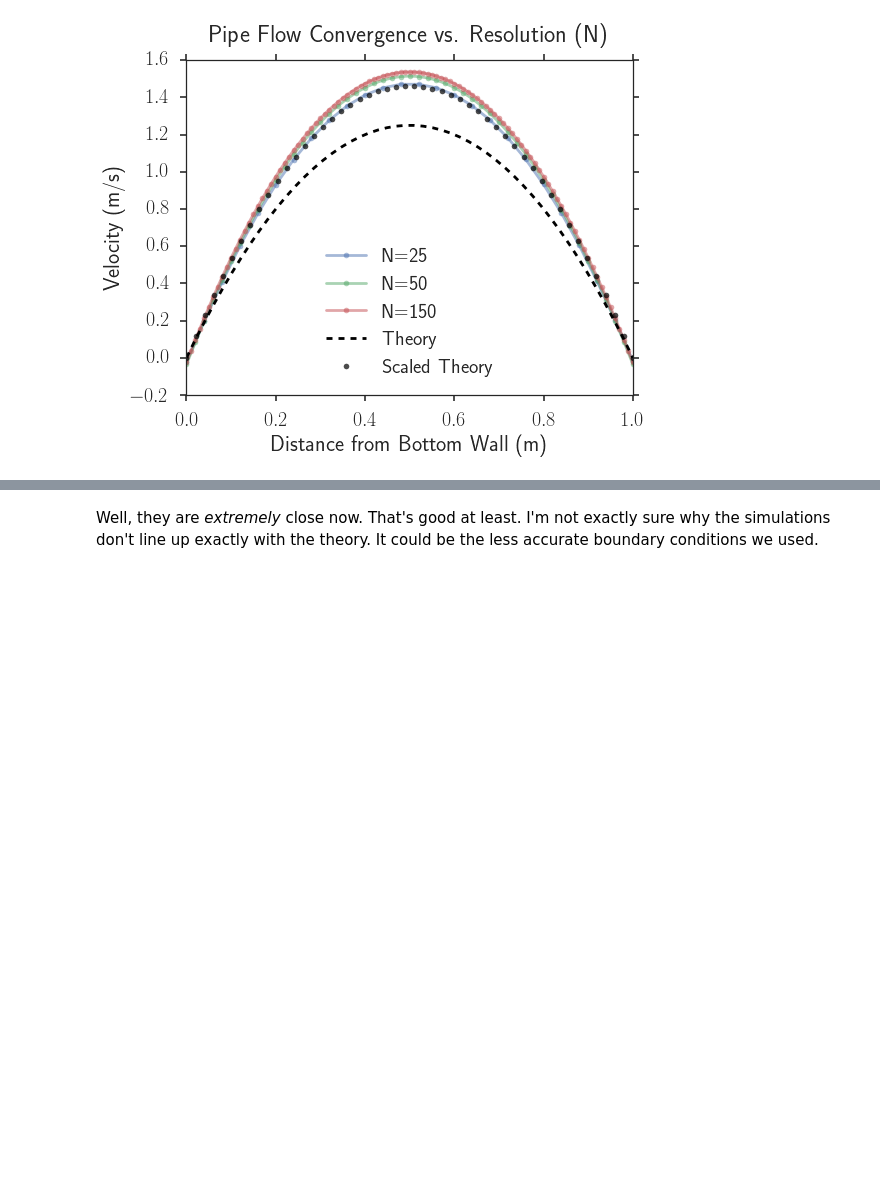
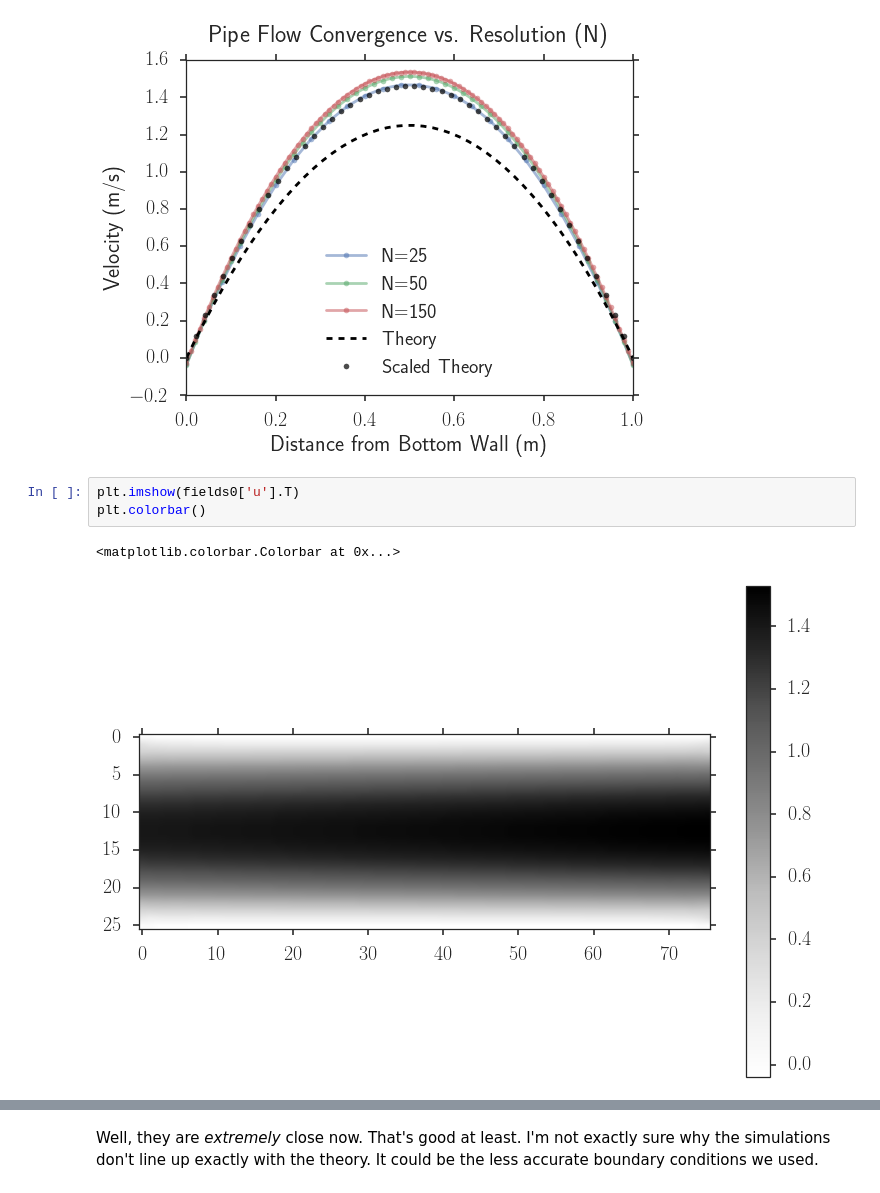
Before and after one commit to latticeboltzmann/2d-lb, a Jupyter notebook: docs/opencl_dimensionless_verification.ipynb, the cells around one changed output, grey strips where cells are left out. Drawn from its saved outputs; the diff is of its cells as text; blank space fills up the shorter version.

```diff
--- a/docs/opencl_dimensionless_verification.ipynb
+++ b/docs/opencl_dimensionless_verification.ipynb
@@ -229,3 +231,9 @@ plt.gcf().set_size_inches(8, 6)
 plt.savefig('resolution_convergence_nonscaled.png', dpi=200, bbox_inches='tight')
 # %% [output]
 [figure]
+# %%
+plt.imshow(fields0['u'].T)
+plt.colorbar()
+# %% [output]
+<matplotlib.colorbar.Colorbar at 0x...>
+[figure, added]
```
Also changed, not shown: parts of 3 cells of this notebook, 1 other file.
